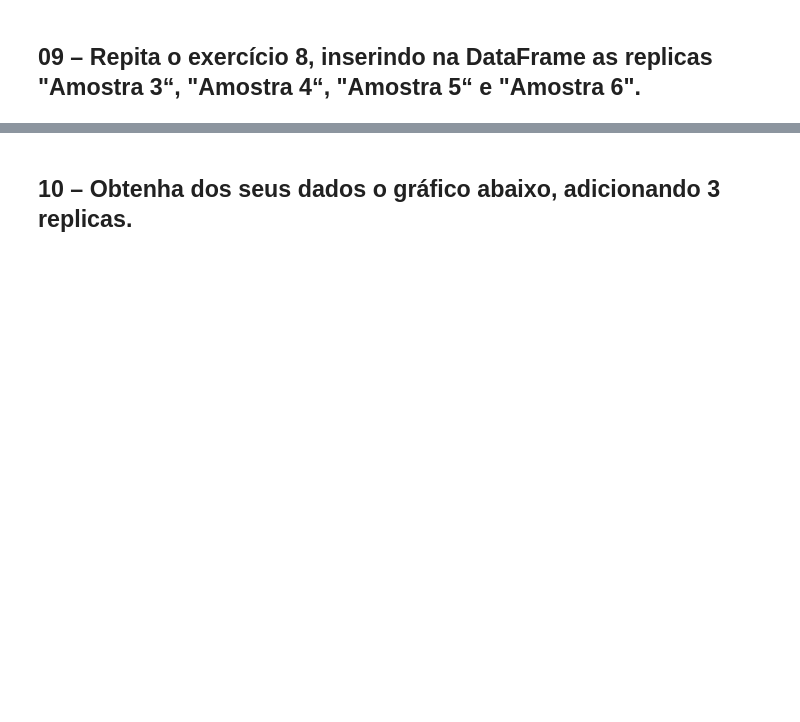
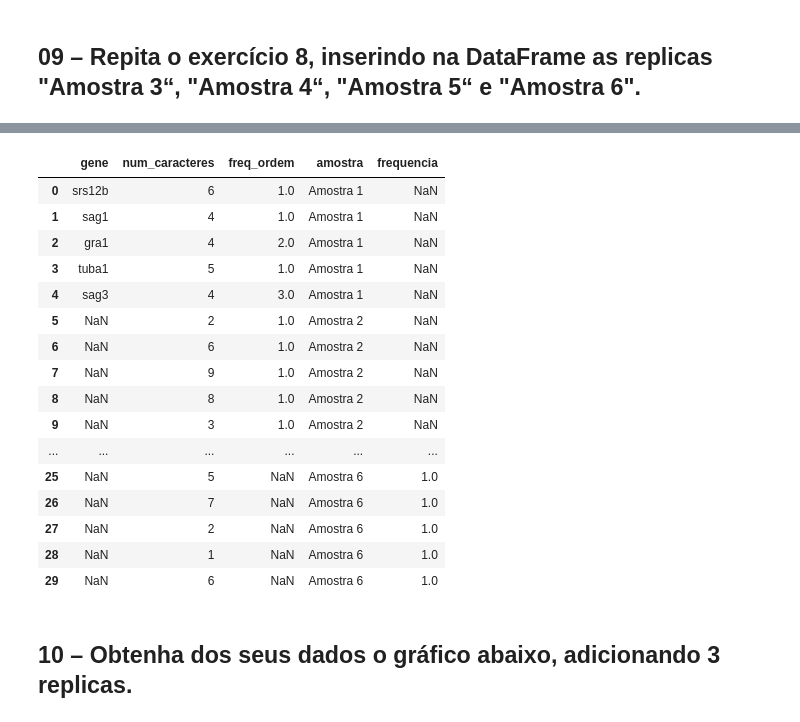
Before and after one commit to tveigaferreira-hue/python-disciplina, a Jupyter notebook: Exercícios/13-Variáveis_Qualitativas_2026-03-30.ipynb, the cells around one changed output, grey strips where cells are left out. Saved outputs shown, nothing was run; the diff lists cells and outputs as text; code cells hidden in the pictures; blank space fills up the shorter version.

```diff
--- a/Exercícios/13-Variáveis_Qualitativas_2026-03-30.ipynb
+++ b/Exercícios/13-Variáveis_Qualitativas_2026-03-30.ipynb
@@ -28,0 +116,6 @@ R.:
+# %%
+df2 = pd.DataFrame({"num_caracteres": amostra2})
+df2["freq_ordem"] = (
+    df2.groupby("num_caracteres").cumcount() + 1
+)
+df2
@@ -28,0 +129,5 @@ R.:
+# %%
+df2["amostra"] = "Amostra 2"
+# %%
+df = pd.concat([genes, df2], ignore_index=True)
+df
@@ -29,2 +146,15 @@ R.:
 # %% [markdown]
 ## 09 – Repita o exercício 8, inserindo na DataFrame as replicas "Amostra 3“, "Amostra 4“, "Amostra 5“ e "Amostra 6".
+# %%
+novas_amostras = []
+
+for i in range(3, 7):  # 3, 4, 5, 6
+    amostra = np.random.randint(1, 10, 5)
+
+    df_temp = pd.DataFrame({"num_caracteres": amostra})
+
+    df_temp["frequencia"] = df_temp.groupby("num_caracteres").cumcount() + 1
+
+    df_temp["amostra"] = f"Amostra {i}"
+
+    novas_amostras.append(df_temp)
@@ -31,2 +181,23 @@ R.:
+# %%
+df_final = pd.concat([df] + novas_amostras, ignore_index=True)
+df_final
+# %% [output]
+|  | gene | num_caracteres | freq_ordem | amostra | frequencia |
+| 0 | srs12b | 6 | 1.0 | Amostra 1 | NaN |
+| 1 | sag1 | 4 | 1.0 | Amostra 1 | NaN |
+| 2 | gra1 | 4 | 2.0 | Amostra 1 | NaN |
+| 3 | tuba1 | 5 | 1.0 | Amostra 1 | NaN |
+| 4 | sag3 | 4 | 3.0 | Amostra 1 | NaN |
+| 5 | NaN | 2 | 1.0 | Amostra 2 | NaN |
+| 6 | NaN | 6 | 1.0 | Amostra 2 | NaN |
+| 7 | NaN | 9 | 1.0 | Amostra 2 | NaN |
+| 8 | NaN | 8 | 1.0 | Amostra 2 | NaN |
+| 9 | NaN | 3 | 1.0 | Amostra 2 | NaN |
+| ... | ... | ... | ... | ... | ... |
+| 25 | NaN | 5 | NaN | Amostra 6 | 1.0 |
+| 26 | NaN | 7 | NaN | Amostra 6 | 1.0 |
+| 27 | NaN | 2 | NaN | Amostra 6 | 1.0 |
+| 28 | NaN | 1 | NaN | Amostra 6 | 1.0 |
+| 29 | NaN | 6 | NaN | Amostra 6 | 1.0 |
 # %% [markdown]
 ## 10 – Obtenha dos seus dados o gráfico abaixo, adicionando 3 replicas.
```
Also changed, not shown: parts of 21 cells of this notebook.
